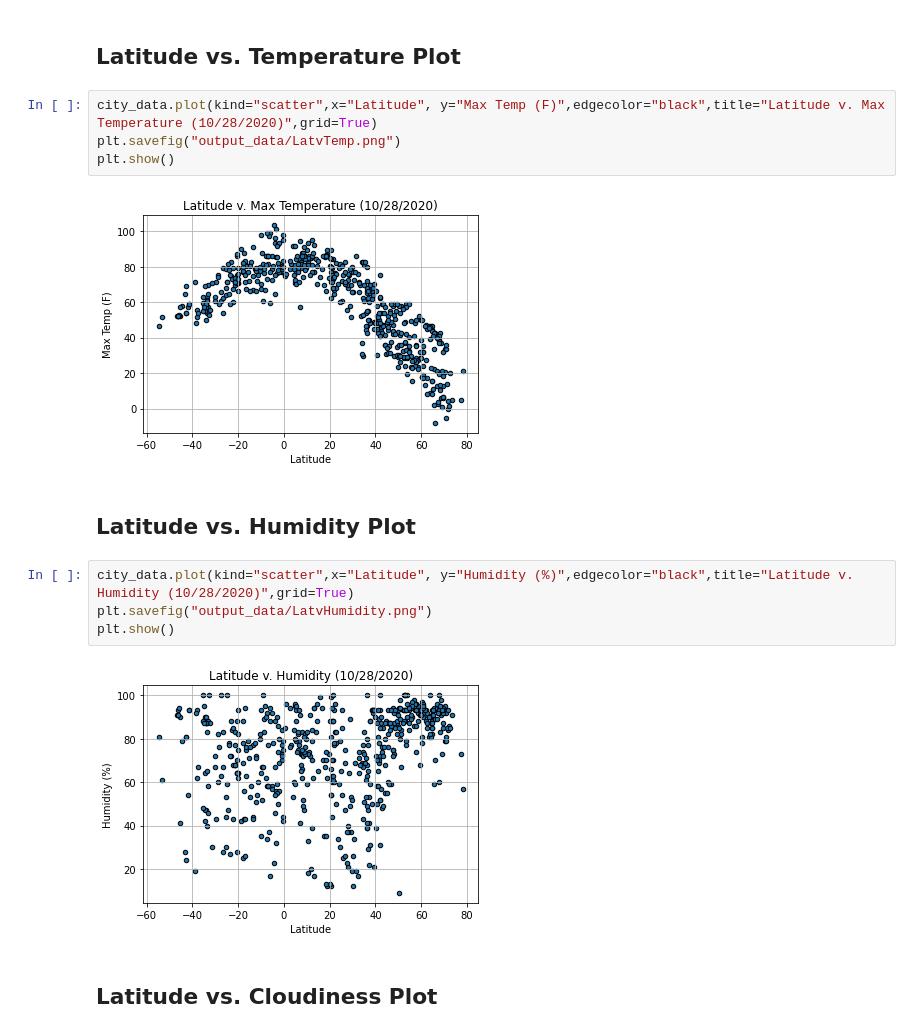
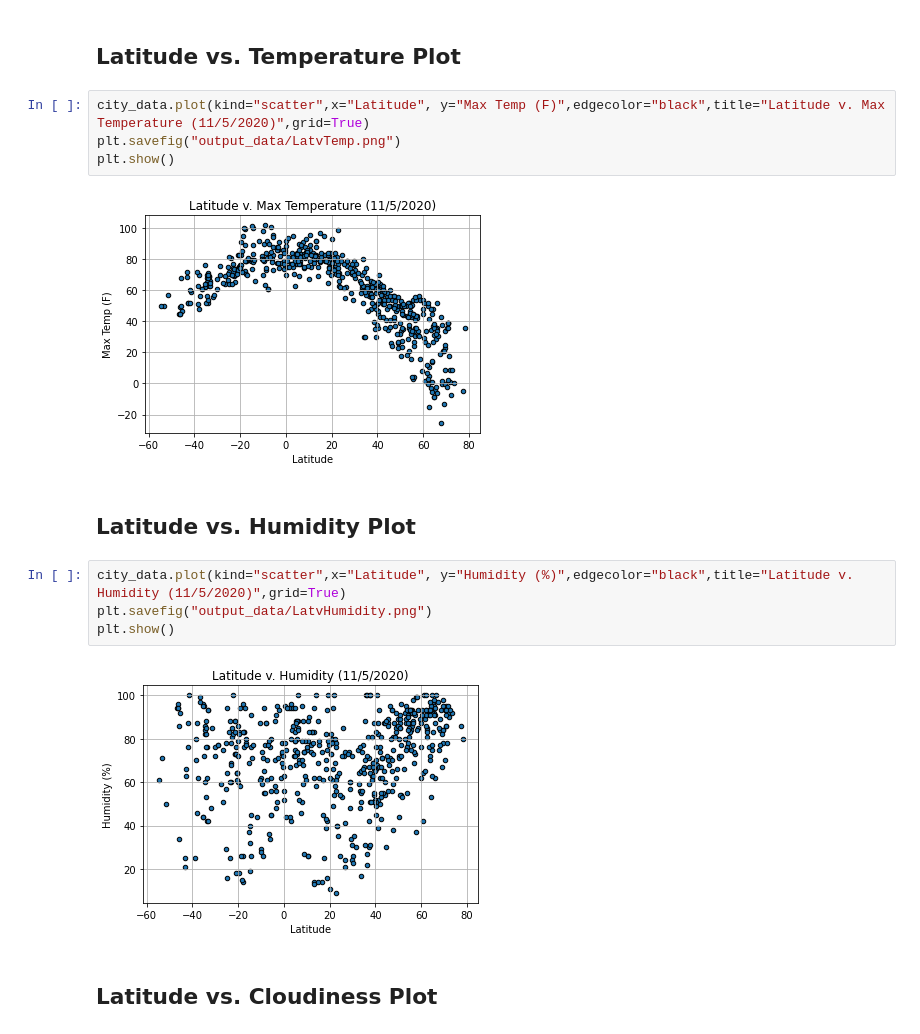
Before and after one commit to aspivak5/Api-Challenge, a Jupyter notebook: WeatherPy/WeatherPy.ipynb, the cells around one changed output. Drawn from its saved outputs; the diff is of its cells as text.

```diff
--- a/WeatherPy/WeatherPy.ipynb
+++ b/WeatherPy/WeatherPy.ipynb
@@ -210,19 +210,19 @@ dtype: int64
 # %% [markdown]
 ## Latitude vs. Temperature Plot
 # %%
-city_data.plot(kind="scatter",x="Latitude", y="Max Temp (F)",edgecolor="black",title="Latitude v. Max Temperature (10/28/2020)",grid=True)
+city_data.plot(kind="scatter",x="Latitude", y="Max Temp (F)",edgecolor="black",title="Latitude v. Max Temperature (11/5/2020)",grid=True)
 plt.savefig("output_data/LatvTemp.png")
 plt.show()
 # %% [output]
-[figure, old version]
+[figure, new version]
 # %% [markdown]
 ## Latitude vs. Humidity Plot
 # %%
-city_data.plot(kind="scatter",x="Latitude", y="Humidity (%)",edgecolor="black",title="Latitude v. Humidity (10/28/2020)",grid=True)
+city_data.plot(kind="scatter",x="Latitude", y="Humidity (%)",edgecolor="black",title="Latitude v. Humidity (11/5/2020)",grid=True)
 plt.savefig("output_data/LatvHumidity.png")
 plt.show()
 # %% [output]
-[figure, old version]
+[figure, new version]
 # %% [markdown]
 ## Latitude vs. Cloudiness Plot
 # %%
```
Also changed, not shown: parts of 18 cells of this notebook, 13 other files.
